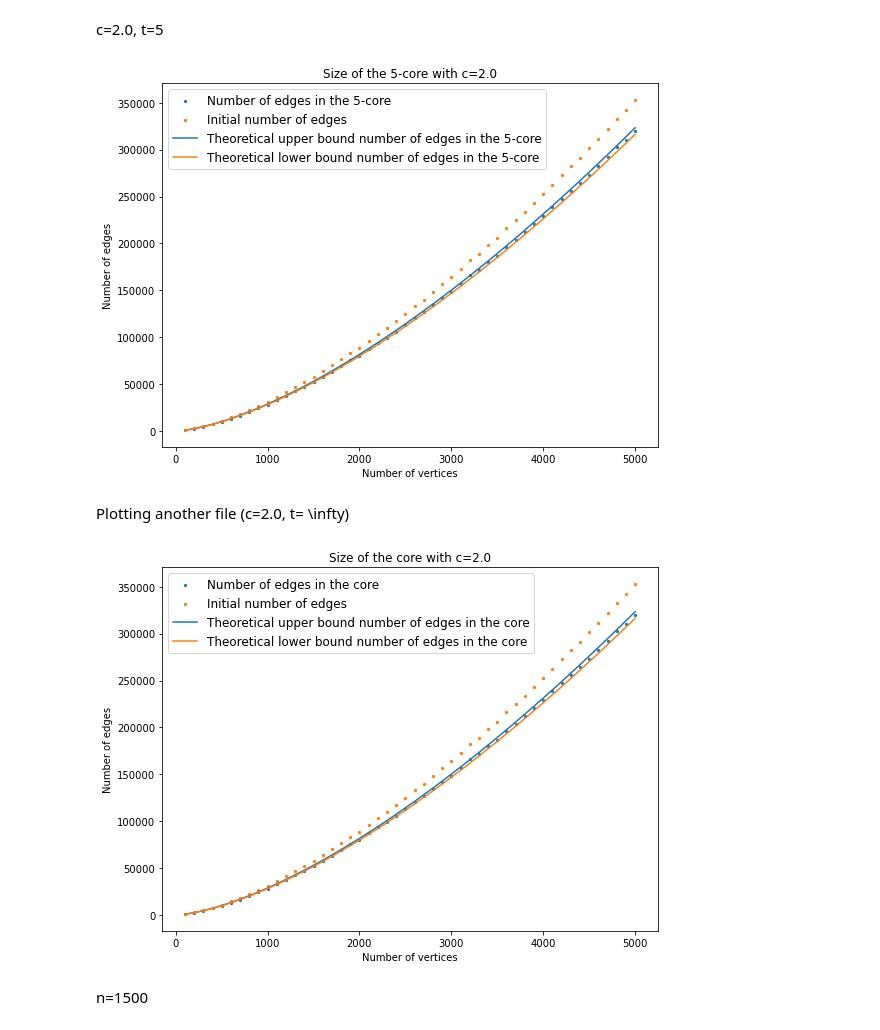
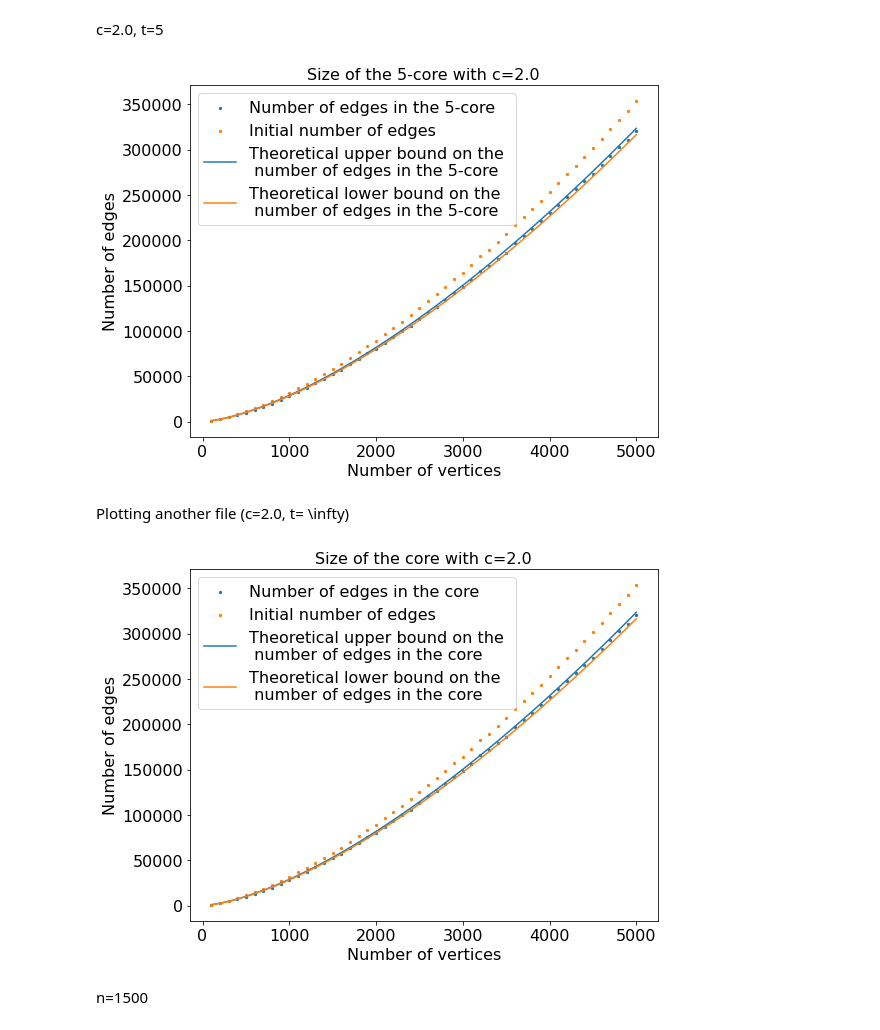
Before and after one commit to soumikdt/Edge-Collapse-On-Random-Clique-Complex, a Jupyter notebook: visual.ipynb, the cells around one changed output. Drawn from its saved outputs; the diff is of its cells as text; code cells hidden in the pictures.

```diff
--- a/visual.ipynb
+++ b/visual.ipynb
@@ -71,7 +74,7 @@ m_initial =  [lst[3] for lst in table]
 def f(x,c):
 	return exp(-1*(c*(1-x))**2)  #c**2
 
-def gamma(c):
+def gammat(c):
   maxt = t
   z=0
   for i in range(0,maxt+1):
@@ -82,7 +85,7 @@ def gamma(c):
 def expedge(n,c):
 	return(0.5*c*(sqrt(n))*(n-1))
 
-thval= gamma(1.7)
+thval= gammat(1.7)
 ub = thval[2]
 lb = thval[1]
 
@@ -90,17 +93,20 @@ c=1.7 # change accordingly
 m_ub = [ub*expedge(n,c) for n in n_vertex]
 m_lb = [lb*expedge(n,c) for n in n_vertex]
 
+k=16
 
 # Plotting the data
 plt.figure(figsize=(8, 6))  # Adjust the figure size as needed
-plt.scatter(n_vertex, m_final, s=5, label = 'Number of edges in the 8-core with c=1.7')
+plt.scatter(n_vertex, m_final, s=5, label = 'Number of edges in the 8-core ')
 plt.scatter(n_vertex, m_initial, s=5, label = 'Initial number of edges')
-plt.plot(n_vertex, m_ub, label = 'Theoretical upper bound number of edges in the 8-core')
-plt.plot(n_vertex, m_lb, label = 'Theoretical lower bound number of edges in the 8-core')
-plt.title('Size of the 8-core')
-plt.xlabel('Number of vertices')
-plt.ylabel('Number of edges')
-plt.legend(fontsize='large')
+plt.plot(n_vertex, m_ub, label = 'Theoretical upper bound on the \n number of edges in the 8-core')
+plt.plot(n_vertex, m_lb, label = 'Theoretical lower bound on the \n number of edges in the 8-core')
+plt.title('Size of the 8-core with c=1.7', fontsize= k)
+plt.xlabel('Number of vertices', fontsize= k)
+plt.ylabel('Number of edges', fontsize= k)
+plt.legend(fontsize= k)
+plt.xticks(fontsize=k)
+plt.yticks(fontsize=k)
 plt.tight_layout()  # Adjust layout to prevent clipping of labels
 plt.show()
 # %% [output]
@@ -122,42 +128,45 @@ m_initial =  [lst[3] for lst in table]
 #modify the theoretical bound accordingly
 
 def f(x,c):
 	return exp(-1*(c*(1-x))**2)  #c**2
 
-def gamma(c):
+def gammat(c):
   maxt = t
   z=0
   for i in range(0,maxt+1):
     #print(i, z, 1-f(z,c)-(c**2)*z*((1-z)**2), 1- ((c**2)/3.0)*(1-(1-z)**3))
     z=f(z,c)
   return(z, 1-f(z,c)-(c**2)*z*((1-z)**2), 1- ((c**2)/3.0)*(1-(1-z)**3))#(\gamma,lowerbound,upperbound)
 
 def expedge(n,c):
 	return(0.5*c*(sqrt(n))*(n-1))
 
-thval= gamma(2.0)
+thval= gammat(2.0)
 ub = thval[2]
 lb = thval[1]
 
 c=2.0 # change accordingly
 m_ub = [ub*expedge(n,c) for n in n_vertex]
 m_lb = [lb*expedge(n,c) for n in n_vertex]
 
+k = 16
 
 # Plotting the data
 plt.figure(figsize=(8, 6))  # Adjust the figure size as needed
 plt.scatter(n_vertex, m_final, s=5, label = 'Number of edges in the 5-core')
 plt.scatter(n_vertex, m_initial, s=5, label = 'Initial number of edges')
-plt.plot(n_vertex, m_ub, label = 'Theoretical upper bound number of edges in the 5-core')
-plt.plot(n_vertex, m_lb, label = 'Theoretical lower bound number of edges in the 5-core')
-plt.title('Size of the 5-core with c=2.0')
-plt.xlabel('Number of vertices')
-plt.ylabel('Number of edges')
-plt.legend(fontsize='large')
+plt.plot(n_vertex, m_ub, label = 'Theoretical upper bound on the \n number of edges in the 5-core')
+plt.plot(n_vertex, m_lb, label = 'Theoretical lower bound on the \n number of edges in the 5-core')
+plt.title('Size of the 5-core with c=2.0', fontsize= k)
+plt.xlabel('Number of vertices', fontsize= k)
+plt.ylabel('Number of edges', fontsize= k)
+plt.legend(fontsize= k)
+plt.xticks(fontsize=k)
+plt.yticks(fontsize=k)
 plt.tight_layout()  # Adjust layout to prevent clipping of labels
 plt.show()
 # %% [output]
-[figure, old version]
+[figure, new version]
 # %% [markdown]
 Plotting another file (c=2.0, t= \infty)
 # %%
@@ -178,21 +187,24 @@ c=2.0 # change accordingly
 m_ub = [ub*expedge(n,c) for n in n_vertex]
 m_lb = [lb*expedge(n,c) for n in n_vertex]
 
+k=16
 
 # Plotting the data
 plt.figure(figsize=(8, 6))  # Adjust the figure size as needed
 plt.scatter(n_vertex, m_final, s=5, label = 'Number of edges in the core')
 plt.scatter(n_vertex, m_initial, s=5, label = 'Initial number of edges')
-plt.plot(n_vertex, m_ub, label = 'Theoretical upper bound number of edges in the core')
-plt.plot(n_vertex, m_lb, label = 'Theoretical lower bound number of edges in the core')
-plt.title('Size of the core with c=2.0')
-plt.xlabel('Number of vertices')
-plt.ylabel('Number of edges')
-plt.legend(fontsize='large')
+plt.plot(n_vertex, m_ub, label = 'Theoretical upper bound on the \n number of edges in the core')
+plt.plot(n_vertex, m_lb, label = 'Theoretical lower bound on the \n number of edges in the core')
+plt.title('Size of the core with c=2.0', fontsize=k)
+plt.xlabel('Number of vertices', fontsize=k)
+plt.ylabel('Number of edges', fontsize=k)
+plt.legend(fontsize= k)
+plt.xticks(fontsize=k)
+plt.yticks(fontsize=k)
 plt.tight_layout()  # Adjust layout to prevent clipping of labels
 plt.show()
 # %% [output]
-[figure, old version]
+[figure, new version]
 # %% [markdown]
 n=1500
 # %%
```
Also changed, not shown: parts of 4 cells of this notebook, 1 other file.
